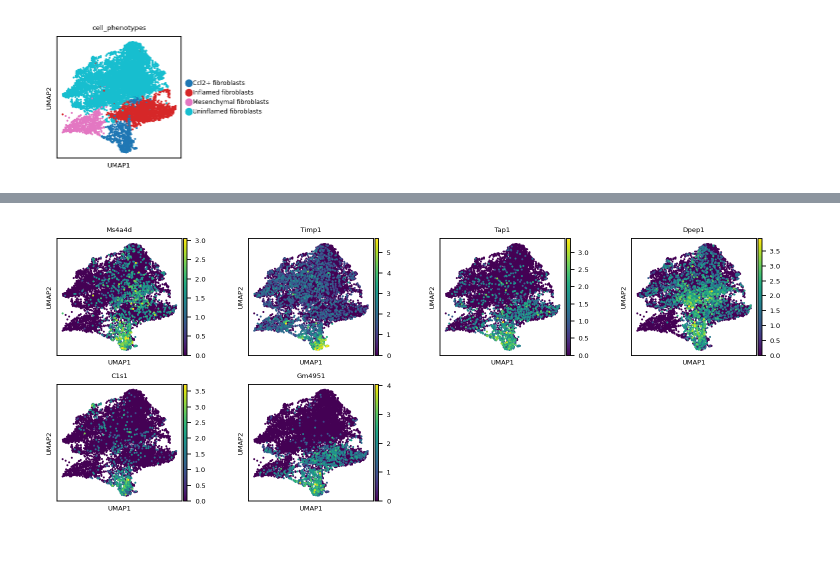
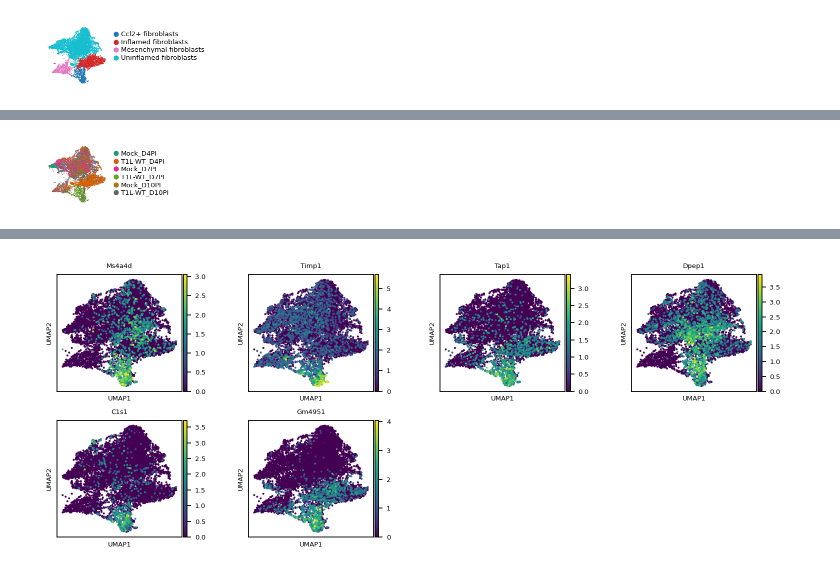
Before and after one commit to madhavmantri/reovirus_induced_myocarditis, a Jupyter notebook: notebooks/heart_scRNAseq_fibroblasts_cells.ipynb, the cells around one changed output, grey strips where cells are left out. Saved outputs shown, nothing was run; the diff lists cells and outputs as text; code cells hidden in the pictures.

```diff
--- a/notebooks/heart_scRNAseq_fibroblasts_cells.ipynb
+++ b/notebooks/heart_scRNAseq_fibroblasts_cells.ipynb
@@ -218,3 +221,0 @@ Storing dendrogram info using `.uns['dendrogram_cell_phenotypes']`
-# %%
-sc.settings.set_figure_params(dpi=80, dpi_save= 300, fontsize=6, frameon=True, figsize=(2, 2), transparent=True, format="pdf")
-sc.pl.umap(fibroblasts_only, color = ["cell_phenotypes", "phase", "sample"], wspace=1.2)
@@ -245,8 +224,11 @@ fibroblasts_only.write_h5ad("./../pyobjs/fibroblasts_only.h5ad")
 # %%
 fibroblasts_only = sc.read_h5ad("./../pyobjs/fibroblasts_only.h5ad")
 # %%
-sc.pl.umap(fibroblasts_only, color = ["cell_phenotypes"])
-sc.tl.rank_genes_groups(fibroblasts_only, groupby="cell_phenotypes", groups=["Inflamed fibroblasts"], reference="Uninflamed fibroblasts", key_added="inflamed_fibro_markers")
-sc.tl.rank_genes_groups(fibroblasts_only, groupby="cell_phenotypes", groups=["Ccl2+ fibroblasts"], reference="Inflamed fibroblasts", key_added="ccl2_fibro_markers")
+sc.settings.set_figure_params(dpi=80, dpi_save= 300, fontsize=6, facecolor='white', frameon=True, figsize=(2.5, 2.5), vector_friendly = False, transparent=True, format="pdf")
+fig, ax = plt.subplots(figsize = (1.0, 1.0))
+sc.pl.umap(fibroblasts_only, color = ["cell_phenotypes"], size=2, frameon=False, palette="tab10", title="", show=False, ax = ax)
+plt.legend(ncol=1, prop={'size': 6}, handletextpad=0.5, markerscale = 0.6, frameon = False, labelspacing = 0.2, bbox_to_anchor = (1.0,1.0))
+# plt.tight_layout()
+plt.savefig("figures/umap_fibro_celltypes_02.pdf")
 # %% [output]
-[figure, old version]
+[figure, new version]
@@ -254,0 +235,9 @@ WARNING: Default of the method has been changed to 't-test' from 't-test_overest
+# %%
+sc.settings.set_figure_params(dpi=80, dpi_save= 300, fontsize=6, facecolor='white', frameon=True, figsize=(2.5, 2.5), vector_friendly = False, transparent=True, format="pdf")
+fig, ax = plt.subplots(figsize = (1.0, 1.0))
+sc.pl.umap(fibroblasts_only, color = ["condition"], size=2, frameon=False, palette="Dark2", title="", show=False, ax = ax)
+plt.legend(ncol=1, prop={'size': 6}, handletextpad=0.5, markerscale = 0.6, frameon = False, labelspacing = 0.2, bbox_to_anchor = (1.0,1.0))
+# plt.tight_layout()
+plt.savefig("figures/umap_fibro_condition.pdf")
+# %% [output]
+[figure, added]
```
Also changed, not shown: parts of 25 cells of this notebook, 39 other files.
